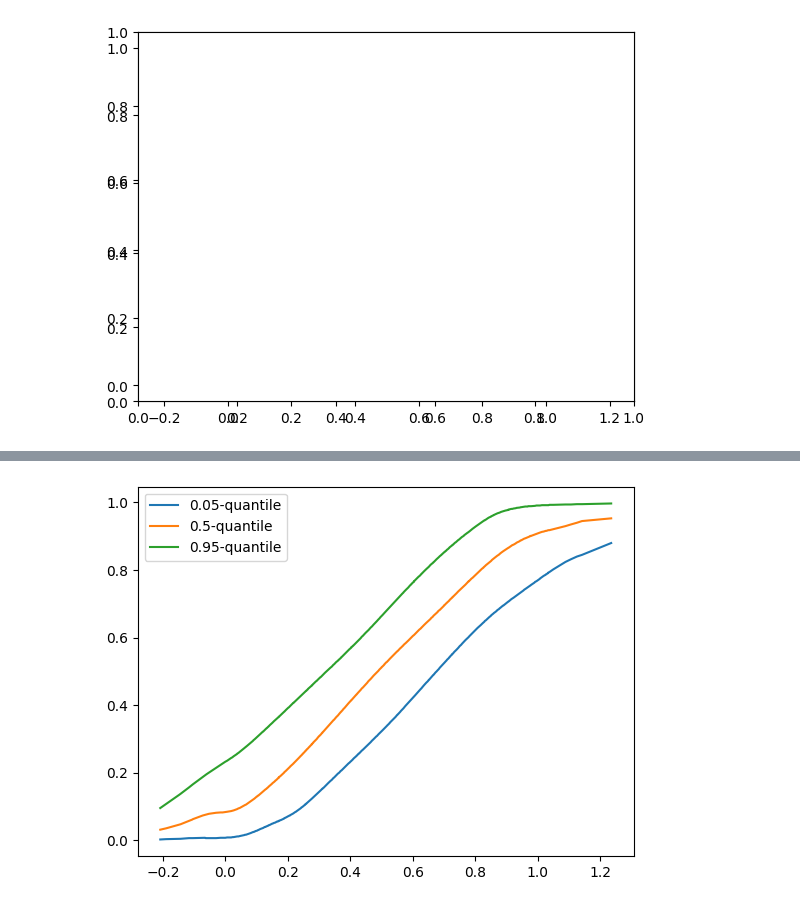
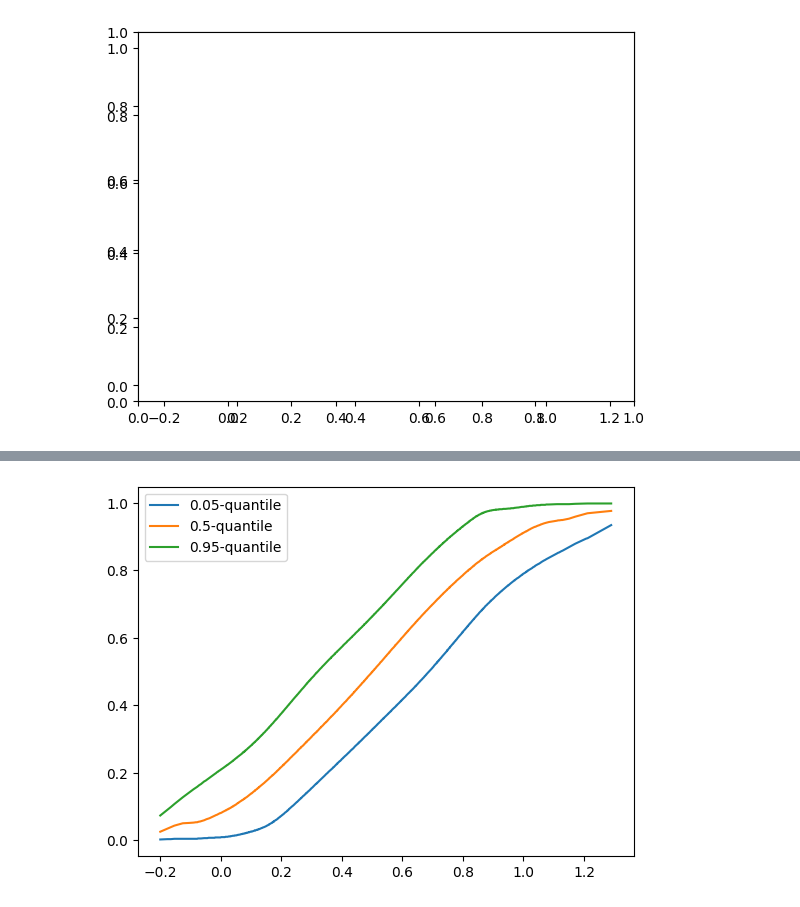
Before and after one commit to Bogachevv/StatProject, a Jupyter notebook: benchmarks/bench.ipynb, the cells around one changed output, grey strips where cells are left out. Cells and saved outputs as stored; diff of their text form; code cells hidden in the pictures.

```diff
--- a/benchmarks/bench.ipynb
+++ b/benchmarks/bench.ipynb
@@ -7,7 +7,7 @@ import pstats
 # %%
 from using_kde.precision_recall import plot_precision
 # %%
-n = 400
+n = 1_000
 y_act = np.linspace(0, 1, num=n)
 y_pred = y_act + np.random.normal(0.0, 0.1, size=n)
 # %%
@@ -27,5 +27,5 @@ with cProfile.Profile() as prof:
 stats = pstats.Stats(prof)
 stats.sort_stats(pstats.SortKey.TIME)
 stats.print_stats()
-stats.dump_stats('stats_4.prof')
+stats.dump_stats('stats_5.prof')
 # %% [output]
@@ -47,3 +47,3 @@ stats.dump_stats('stats_4.prof')
         1    0.000    0.000    0.000    0.000 C:\bogachevv\Python\StatProject\venv\lib\site-packages\numpy\core\fromnumeric.py:1008(_argsort_dispatcher)
         1    0.000    0.000    0.000    0.000 C:\bogachevv\Python\StatProject\venv\lib\site-packages\numpy\core\fromnumeric.py:1548(_diagonal_dispatcher)
-[figure, old version]
+[figure, new version]
```
Also changed, not shown: parts of 1 cell of this notebook.
